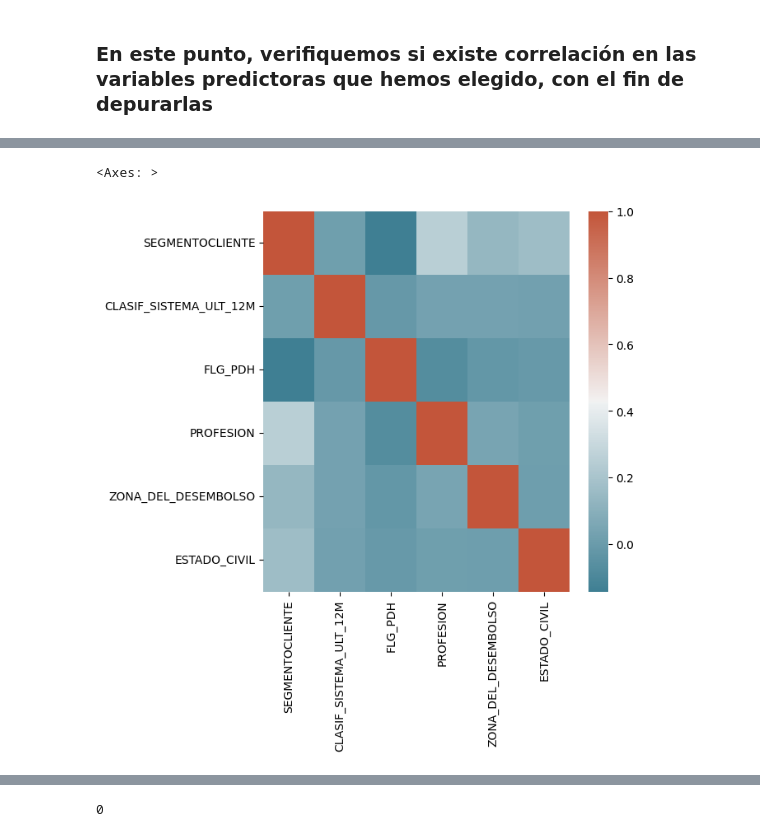
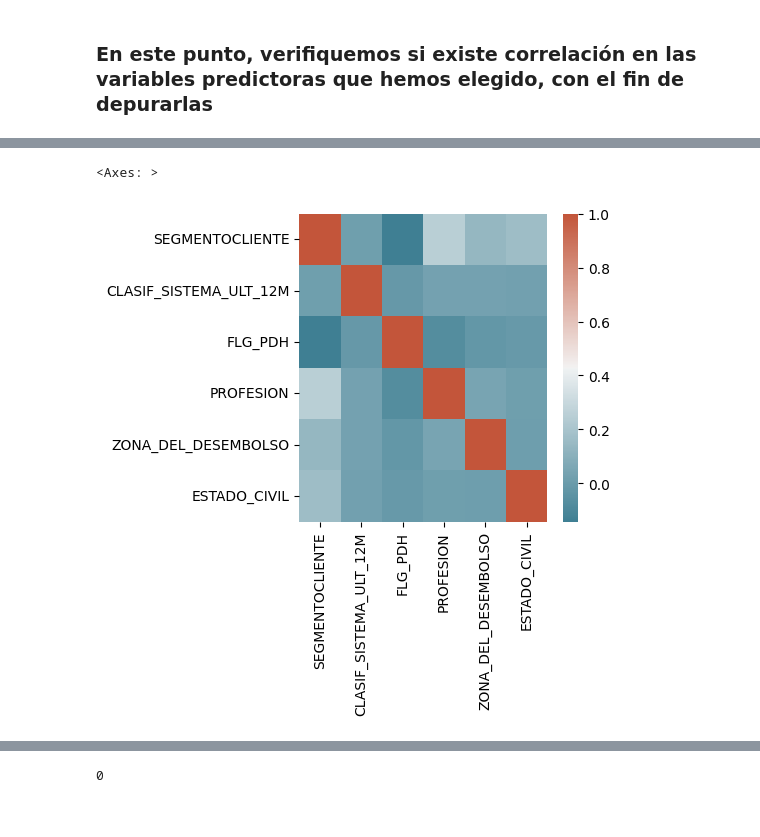
Before and after one commit to jpantojaj/CreditScoring, a Jupyter notebook: Sesión_6_17_Desarrollo_Modelo.ipynb, the cells around one changed output, grey strips where cells are left out. Saved outputs shown, nothing was run; the diff lists cells and outputs as text; code cells hidden in the pictures.

```diff
--- a/Sesión_6_17_Desarrollo_Modelo.ipynb
+++ b/Sesión_6_17_Desarrollo_Modelo.ipynb
@@ -1868,12 +1868,12 @@ X_train_woe_enc.head()
 # %%
 corrmat = X_train_woe_enc.corr(method='pearson')
 cmap = sns.diverging_palette(220, 20, as_cmap=True)
 fig, ax = plt.subplots()
-fig.set_size_inches(6,6)
+fig.set_size_inches(4,4)
 sns.heatmap(corrmat, cmap=cmap)
 # %% [output]
 <Axes: >
-[figure, old version]
+[figure, new version]
 # %%
 X_train_t2[num_cols_2].head()
 # %% [output]
```
Also changed, not shown: parts of 30 cells of this notebook.
